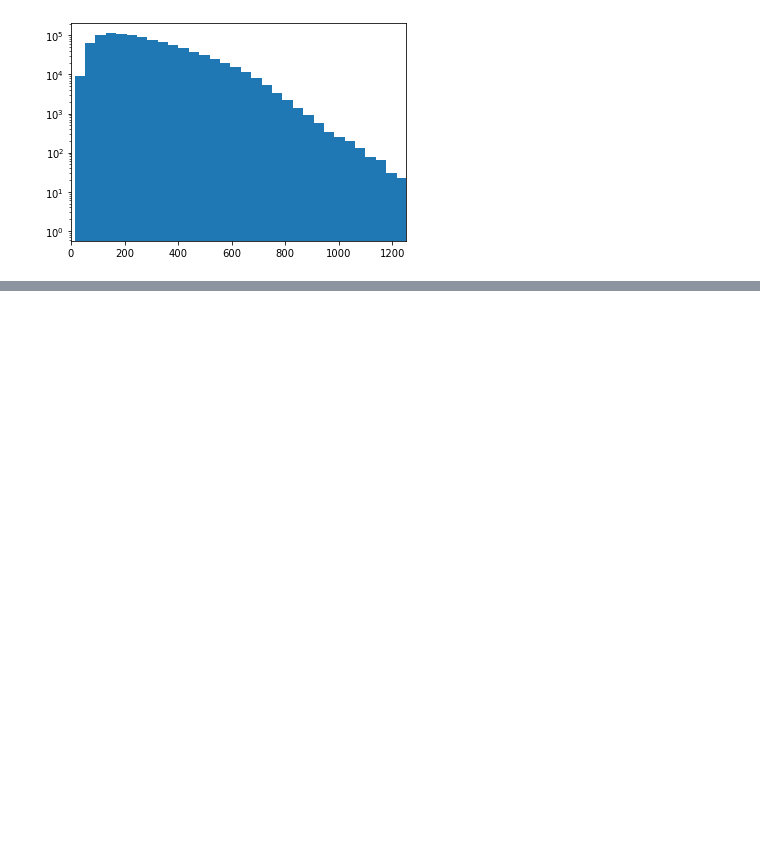
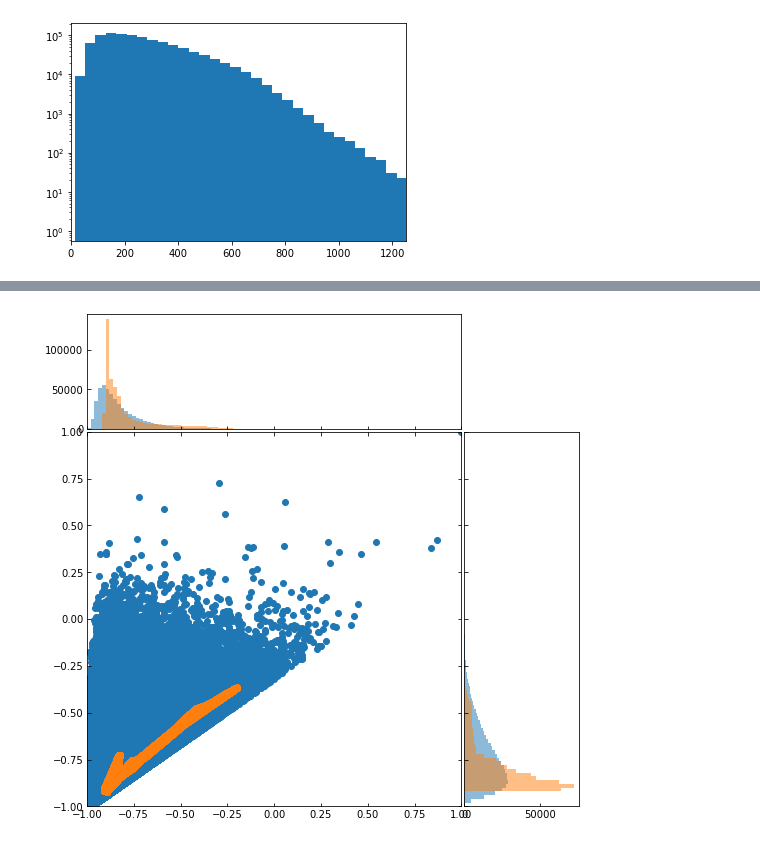
Before and after one commit to VinceLing0529/Anomaly-Detection, a Jupyter notebook: GAN 2d.ipynb, the cells around one changed output, grey strips where cells are left out. Saved outputs shown, nothing was run; the diff lists cells and outputs as text; code cells hidden in the pictures; blank space fills up the shorter version.

```diff
--- a/GAN 2d.ipynb
+++ b/GAN 2d.ipynb
@@ -254,0 +305,46 @@ hist=plt.hist(gen,bins=50)
+# %%
+x=x_plot[:,0]
+y=x_plot[:,1]
+x1=g_plot[:,0]
+y1=g_plot[:,1]
+left, width = 0.1, 0.65
+bottom, height = 0.1, 0.65
+spacing = 0.005
+
+
+rect_scatter = [left, bottom, width, height]
+rect_histx = [left, bottom + height + spacing, width, 0.2]
+rect_histy = [left + width + spacing, bottom, 0.2, height]
+
+# start with a rectangular Figure
+plt.figure(figsize=(8, 8))
+
+ax_scatter = plt.axes(rect_scatter)
+ax_scatter.tick_params(direction='in', top=True, right=True)
+ax_histx = plt.axes(rect_histx)
+ax_histx.tick_params(direction='in', labelbottom=False)
+ax_histy = plt.axes(rect_histy)
+ax_histy.tick_params(direction='in', labelleft=False)
+
+# the scatter plot:
+ax_scatter.scatter(x, y)
+ax_scatter.scatter(x1, y1)
+
+# now determine nice limits by hand:
+binwidth = 0.02
+lim = 1
+ax_scatter.set_xlim((-1, lim))
+ax_scatter.set_ylim((-1, lim))
+
+bins = np.arange(-1, lim + binwidth, binwidth)
+ax_histx.hist(x, bins=bins,alpha = 0.5)
+ax_histy.hist(y, bins=bins, orientation='horizontal',alpha = 0.5)
+ax_histx.hist(x1, bins=bins,alpha = 0.5,)
+ax_histy.hist(y1, bins=bins, orientation='horizontal',alpha = 0.5)
+
+ax_histx.set_xlim(ax_scatter.get_xlim())
+ax_histy.set_ylim(ax_scatter.get_ylim())
+
+plt.show()
+# %% [output]
+[figure, added]
```
Also changed, not shown: parts of 14 cells of this notebook.
